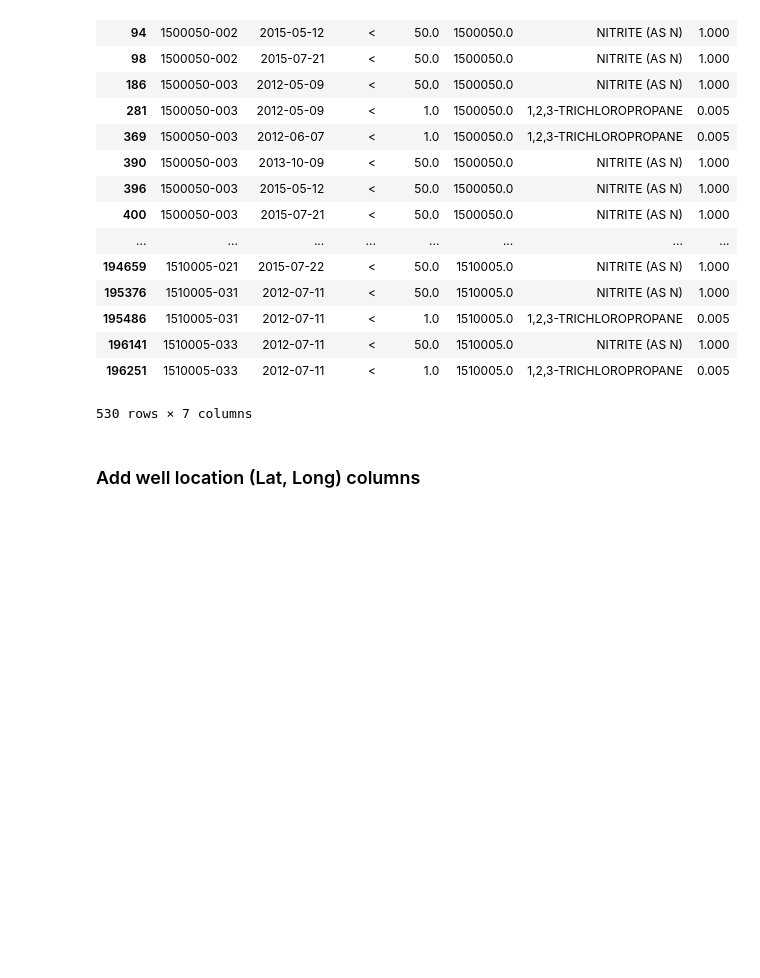
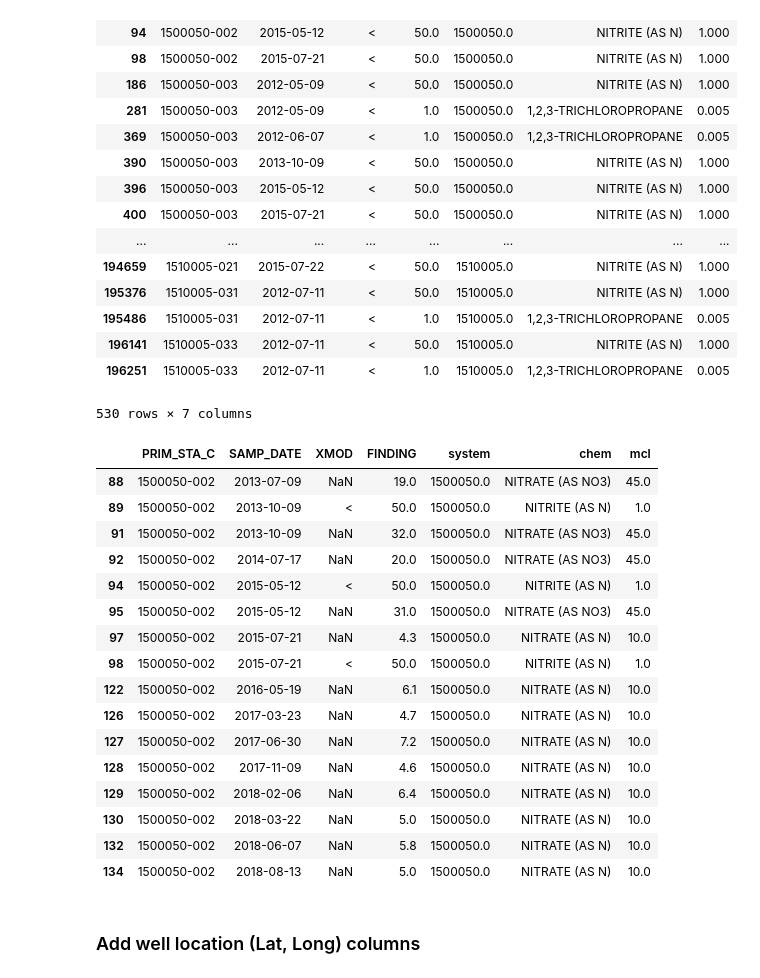
Before and after one commit to waterdatacollaborative/NicoleLook_Drinking-Water-Contaminant-Classification, a Jupyter notebook: Capstone.ipynb, the cells around one changed output. Cells and saved outputs as stored; diff of their text form; code cells hidden in the pictures; blank space fills up the shorter version.

```diff
--- a/Capstone.ipynb
+++ b/Capstone.ipynb
@@ -461,6 +448,26 @@ kern_chem[(kern_chem['XMOD'] == '<') & (kern_chem['FINDING'] > kern_chem['mcl'])
 | 196141 | 1510005-033 | 2012-07-11 | < | 50.0 | 1510005.0 | NITRITE (AS N) | 1.000 |
 | 196251 | 1510005-033 | 2012-07-11 | < | 1.0 | 1510005.0 | 1,2,3-TRICHLOROPROPANE | 0.005 |
 530 rows × 7 columns
+# %%
+kern_chem[(kern_chem['PRIM_STA_C'] == '1500050-002') & (kern_chem['chem'].str.contains('AS N'))]
+# %% [output]
+|  | PRIM_STA_C | SAMP_DATE | XMOD | FINDING | system | chem | mcl |
+| 88 | 1500050-002 | 2013-07-09 | NaN | 19.0 | 1500050.0 | NITRATE (AS NO3) | 45.0 |
+| 89 | 1500050-002 | 2013-10-09 | < | 50.0 | 1500050.0 | NITRITE (AS N) | 1.0 |
+| 91 | 1500050-002 | 2013-10-09 | NaN | 32.0 | 1500050.0 | NITRATE (AS NO3) | 45.0 |
+| 92 | 1500050-002 | 2014-07-17 | NaN | 20.0 | 1500050.0 | NITRATE (AS NO3) | 45.0 |
+| 94 | 1500050-002 | 2015-05-12 | < | 50.0 | 1500050.0 | NITRITE (AS N) | 1.0 |
+| 95 | 1500050-002 | 2015-05-12 | NaN | 31.0 | 1500050.0 | NITRATE (AS NO3) | 45.0 |
+| 97 | 1500050-002 | 2015-07-21 | NaN | 4.3 | 1500050.0 | NITRATE (AS N) | 10.0 |
+| 98 | 1500050-002 | 2015-07-21 | < | 50.0 | 1500050.0 | NITRITE (AS N) | 1.0 |
+| 122 | 1500050-002 | 2016-05-19 | NaN | 6.1 | 1500050.0 | NITRATE (AS N) | 10.0 |
+| 126 | 1500050-002 | 2017-03-23 | NaN | 4.7 | 1500050.0 | NITRATE (AS N) | 10.0 |
+| 127 | 1500050-002 | 2017-06-30 | NaN | 7.2 | 1500050.0 | NITRATE (AS N) | 10.0 |
+| 128 | 1500050-002 | 2017-11-09 | NaN | 4.6 | 1500050.0 | NITRATE (AS N) | 10.0 |
+| 129 | 1500050-002 | 2018-02-06 | NaN | 6.4 | 1500050.0 | NITRATE (AS N) | 10.0 |
+| 130 | 1500050-002 | 2018-03-22 | NaN | 5.0 | 1500050.0 | NITRATE (AS N) | 10.0 |
+| 132 | 1500050-002 | 2018-06-07 | NaN | 5.8 | 1500050.0 | NITRATE (AS N) | 10.0 |
+| 134 | 1500050-002 | 2018-08-13 | NaN | 5.0 | 1500050.0 | NITRATE (AS N) | 10.0 |
 # %% [markdown]
 ### Add well location (Lat, Long) columns
 # %%
```
Also changed, not shown: parts of 20 cells of this notebook.
